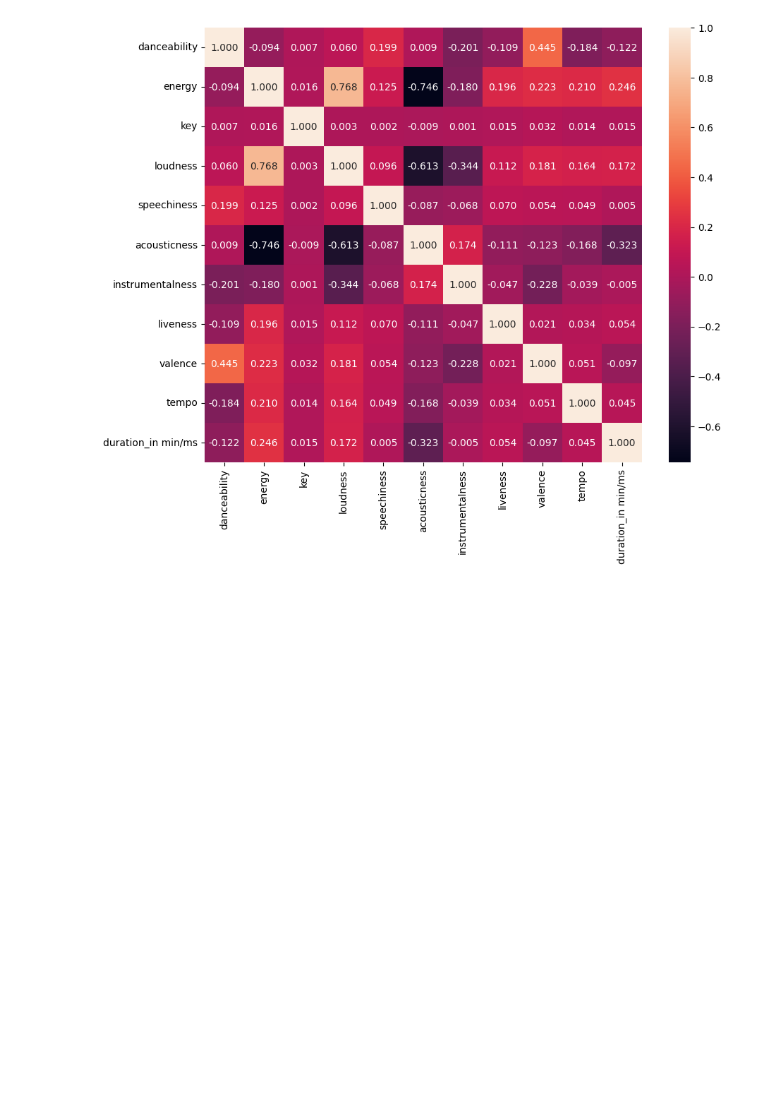
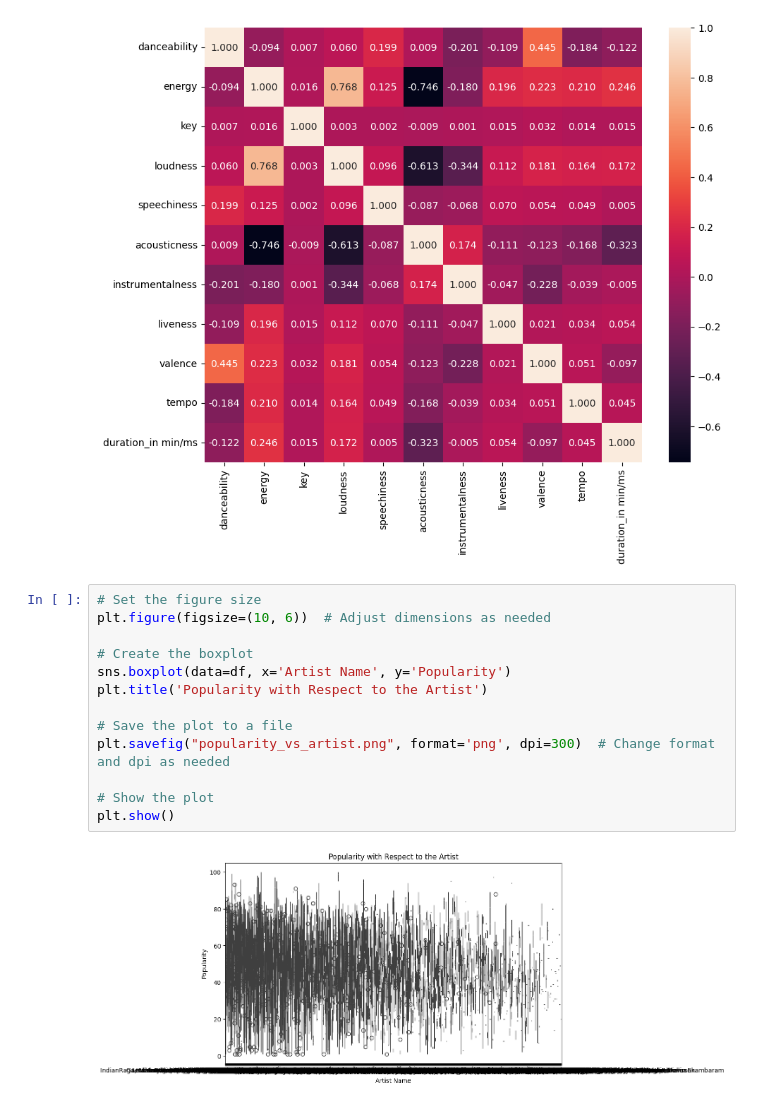
Before and after one commit to bewba/STINTSY-MP, a Jupyter notebook: STINSTY.ipynb, the cells around one changed output. Saved outputs shown, nothing was run; the diff lists cells and outputs as text; blank space fills up the shorter version.

```diff
--- a/STINSTY.ipynb
+++ b/STINSTY.ipynb
@@ -263,3 +263,18 @@ plt.figure(figsize =(10,8))
 plot = sns.heatmap(correlation_matrix, annot = True, fmt=".3f")
 # %% [output]
 [figure]
+# %%
+# Set the figure size
+plt.figure(figsize=(10, 6))  # Adjust dimensions as needed
+
+# Create the boxplot
+sns.boxplot(data=df, x='Artist Name', y='Popularity')
+plt.title('Popularity with Respect to the Artist')
+
+# Save the plot to a file
+plt.savefig("popularity_vs_artist.png", format='png', dpi=300)  # Change format and dpi as needed
+
+# Show the plot
+plt.show()
+# %% [output]
+[figure, added]
```
Also changed, not shown: parts of 2 cells of this notebook, 3 other files.
